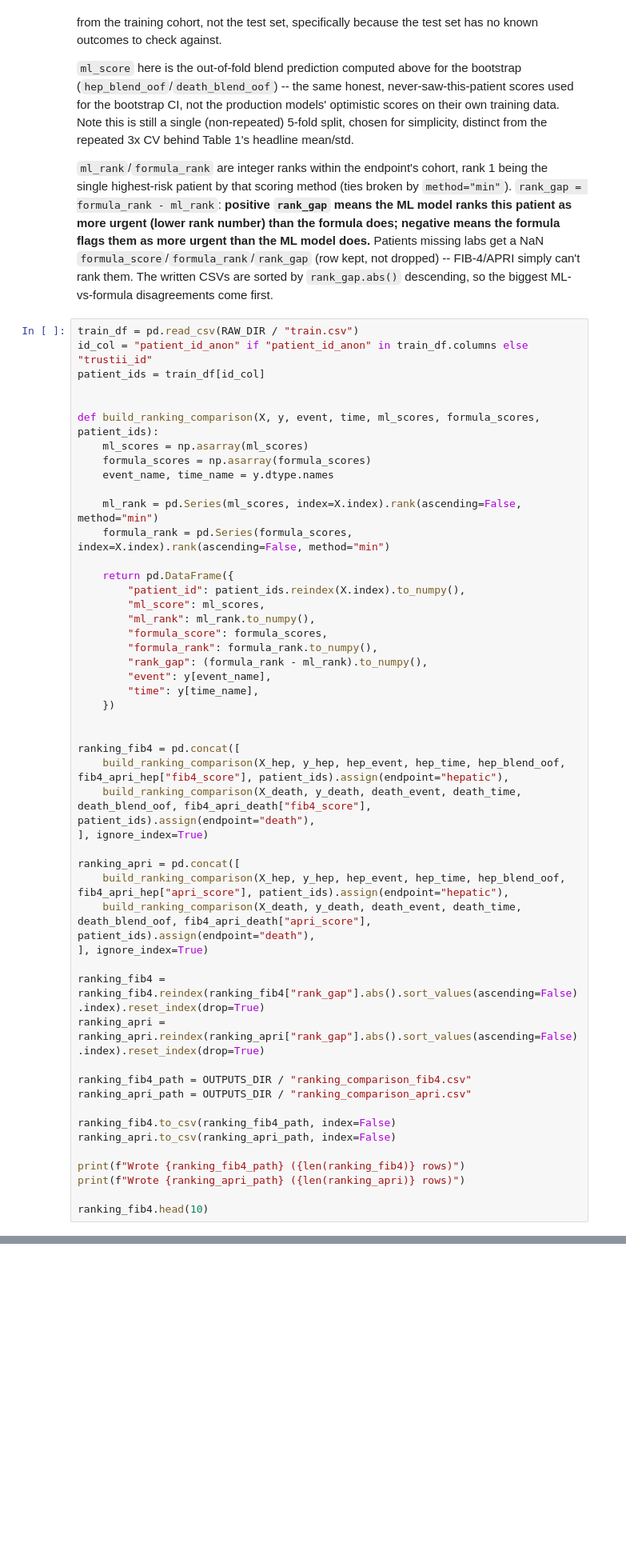
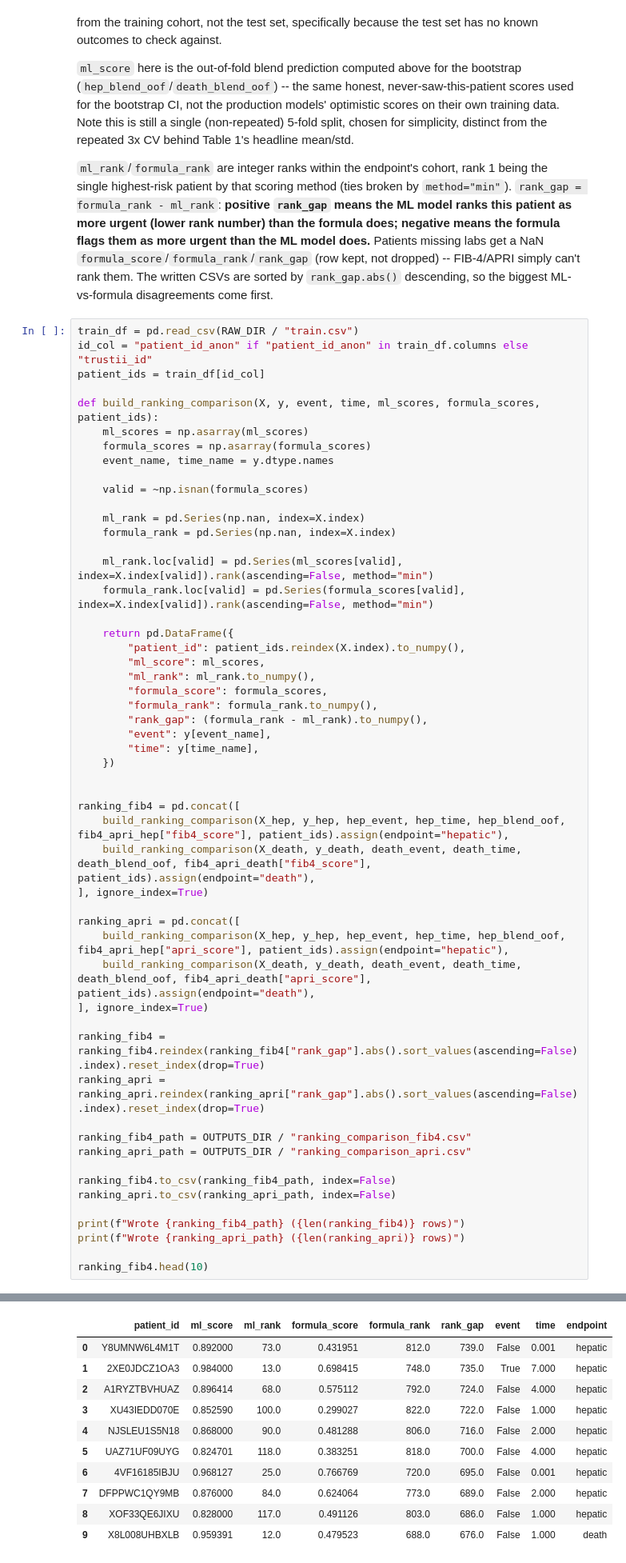
Before and after one commit to pabcal/TFG_Liverrisk_PabloCalderon, a Jupyter notebook: notebooks/05_study1_formula_comparison.ipynb, the cells around one changed output, grey strips where cells are left out. Shown at 80% size. Cells and saved outputs as stored; diff of their text form; blank space fills up the shorter version.

```diff
--- a/notebooks/05_study1_formula_comparison.ipynb
+++ b/notebooks/05_study1_formula_comparison.ipynb
@@ -260,15 +299,19 @@ disagreements come first.
 train_df = pd.read_csv(RAW_DIR / "train.csv")
 id_col = "patient_id_anon" if "patient_id_anon" in train_df.columns else "trustii_id"
 patient_ids = train_df[id_col]
-
 
 def build_ranking_comparison(X, y, event, time, ml_scores, formula_scores, patient_ids):
     ml_scores = np.asarray(ml_scores)
     formula_scores = np.asarray(formula_scores)
     event_name, time_name = y.dtype.names
 
-    ml_rank = pd.Series(ml_scores, index=X.index).rank(ascending=False, method="min")
-    formula_rank = pd.Series(formula_scores, index=X.index).rank(ascending=False, method="min")
+    valid = ~np.isnan(formula_scores)
+
+    ml_rank = pd.Series(np.nan, index=X.index)
+    formula_rank = pd.Series(np.nan, index=X.index)
+
+    ml_rank.loc[valid] = pd.Series(ml_scores[valid], index=X.index[valid]).rank(ascending=False, method="min")
+    formula_rank.loc[valid] = pd.Series(formula_scores[valid], index=X.index[valid]).rank(ascending=False, method="min")
 
     return pd.DataFrame({
         "patient_id": patient_ids.reindex(X.index).to_numpy(),
@@ -305,3 +348,4 @@ print(f"Wrote {ranking_fib4_path} ({len(ranking_fib4)} rows)")
 print(f"Wrote {ranking_apri_path} ({len(ranking_apri)} rows)")
 
 ranking_fib4.head(10)
+# %% [output]
@@ -308,3 +354,14 @@ ranking_fib4.head(10)
+|  | patient_id | ml_score | ml_rank | formula_score | formula_rank | rank_gap | event | time | endpoint |
+| 0 | Y8UMNW6L4M1T | 0.892000 | 73.0 | 0.431951 | 812.0 | 739.0 | False | 0.001 | hepatic |
+| 1 | 2XE0JDCZ1OA3 | 0.984000 | 13.0 | 0.698415 | 748.0 | 735.0 | True | 7.000 | hepatic |
+| 2 | A1RYZTBVHUAZ | 0.896414 | 68.0 | 0.575112 | 792.0 | 724.0 | False | 4.000 | hepatic |
+| 3 | XU43IEDD070E | 0.852590 | 100.0 | 0.299027 | 822.0 | 722.0 | False | 1.000 | hepatic |
+| 4 | NJSLEU1S5N18 | 0.868000 | 90.0 | 0.481288 | 806.0 | 716.0 | False | 2.000 | hepatic |
+| 5 | UAZ71UF09UYG | 0.824701 | 118.0 | 0.383251 | 818.0 | 700.0 | False | 4.000 | hepatic |
+| 6 | 4VF16185IBJU | 0.968127 | 25.0 | 0.766769 | 720.0 | 695.0 | False | 0.001 | hepatic |
+| 7 | DFPPWC1QY9MB | 0.876000 | 84.0 | 0.624064 | 773.0 | 689.0 | False | 2.000 | hepatic |
+| 8 | XOF33QE6JIXU | 0.828000 | 117.0 | 0.491126 | 803.0 | 686.0 | False | 1.000 | hepatic |
+| 9 | X8L008UHBXLB | 0.959391 | 12.0 | 0.479523 | 688.0 | 676.0 | False | 1.000 | death |
 # %% [markdown]
 ## Summary
 
```
Also changed, not shown: parts of 13 cells of this notebook.
